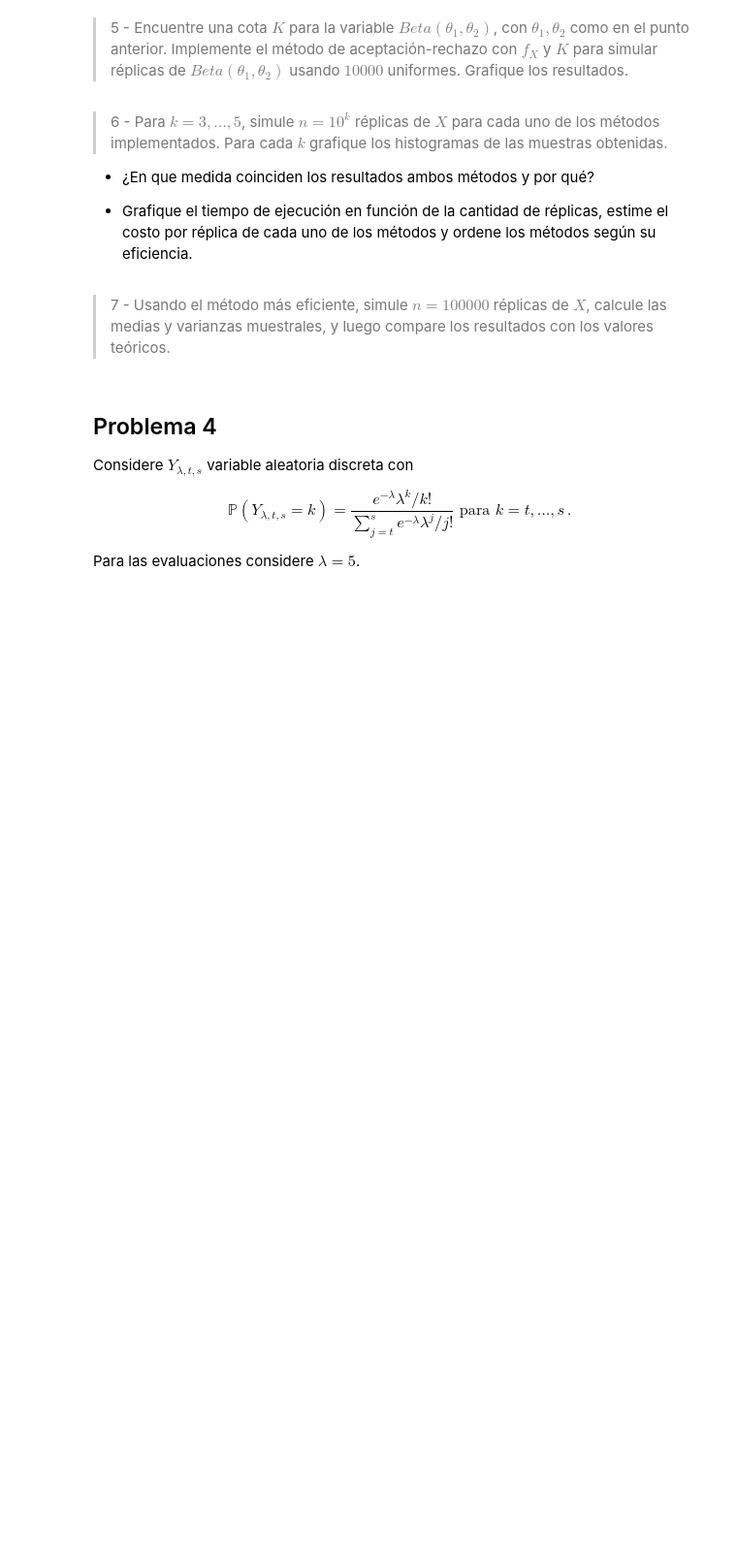
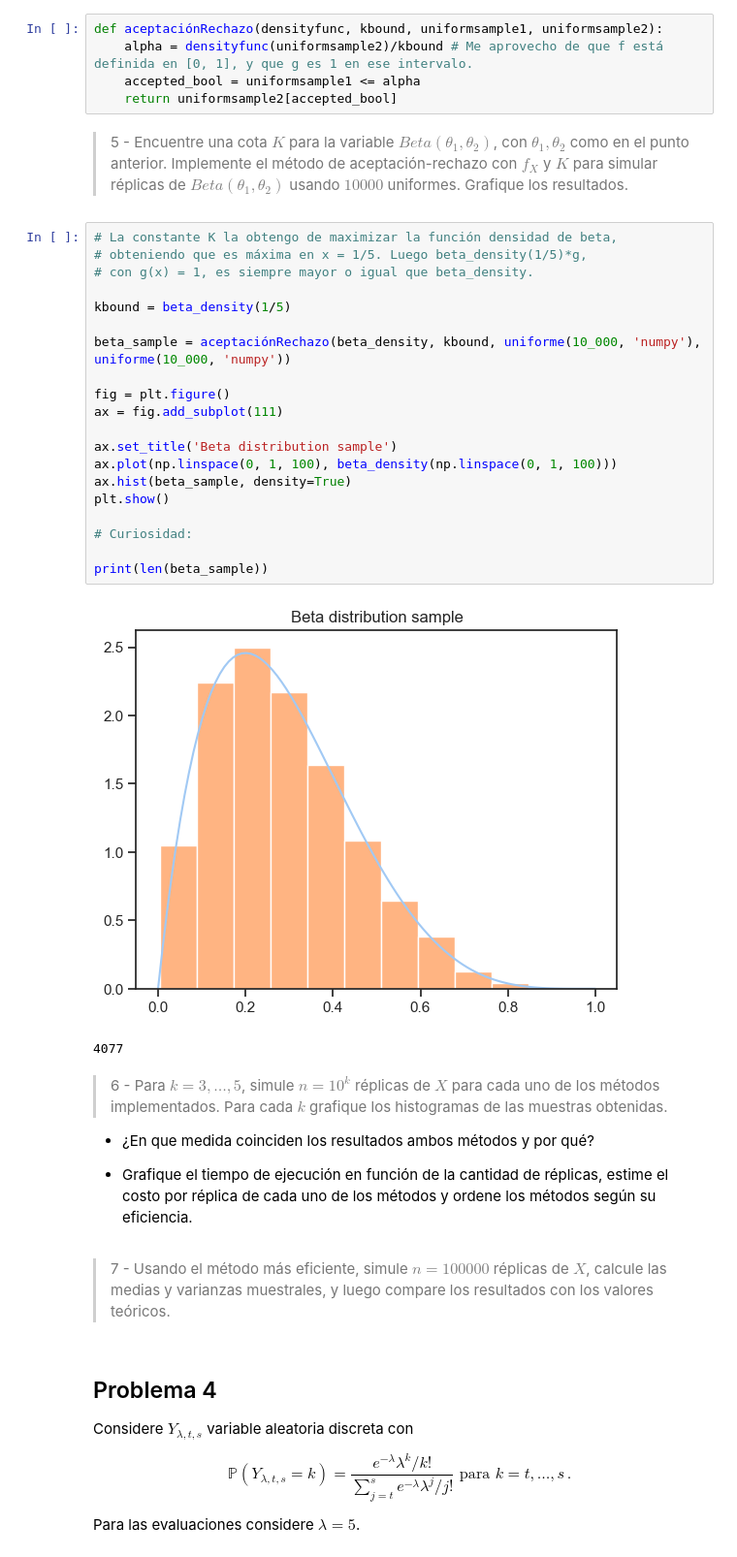
Before and after one commit to Miguel-Escobar/Sim-Estocastica, a Jupyter notebook: Lab 1/lab1.ipynb, the cells around one changed output. Shown at 97% size. Drawn from its saved outputs; the diff is of its cells as text; blank space fills up the shorter version.

```diff
--- a/Lab 1/lab1.ipynb
+++ b/Lab 1/lab1.ipynb
@@ -403,5 +400,33 @@ plt.show()
+# %%
+def aceptaciónRechazo(densityfunc, kbound, uniformsample1, uniformsample2):
+    alpha = densityfunc(uniformsample2)/kbound # Me aprovecho de que f está definida en [0, 1], y que g es 1 en ese intervalo.
+    accepted_bool = uniformsample1 <= alpha
+    return uniformsample2[accepted_bool]
 # %% [markdown]
 > 5 - Encuentre una cota $K$ para la variable $Beta(\theta_1,\theta_2)$, con $\theta_1,\theta_2$ como en el punto anterior. Implemente el método de aceptación-rechazo con $f_X$ y $K$ para simular réplicas de $Beta(\theta_1,\theta_2)$ usando $10000$ uniformes. Grafique los resultados.
+# %%
+# La constante K la obtengo de maximizar la función densidad de beta,
+# obteniendo que es máxima en x = 1/5. Luego beta_density(1/5)*g,
+# con g(x) = 1, es siempre mayor o igual que beta_density.
+
+kbound = beta_density(1/5)
+
+beta_sample = aceptaciónRechazo(beta_density, kbound, uniforme(10_000, 'numpy'), uniforme(10_000, 'numpy'))
+
+fig = plt.figure()
+ax = fig.add_subplot(111)
+
+ax.set_title('Beta distribution sample')
+ax.plot(np.linspace(0, 1, 100), beta_density(np.linspace(0, 1, 100)))
+ax.hist(beta_sample, density=True)
+plt.show()
+
+# Curiosidad:
+
+print(len(beta_sample))
+# %% [output]
+[figure, added]
+4077
 # %% [markdown]
 > 6 - Para $k = 3, \dots , 5$, simule $n = 10^k$ réplicas de $X$ para cada uno de los métodos implementados. Para cada $k$ grafique los histogramas de las muestras obtenidas.
 
```
Also changed, not shown: parts of 8 cells of this notebook.
